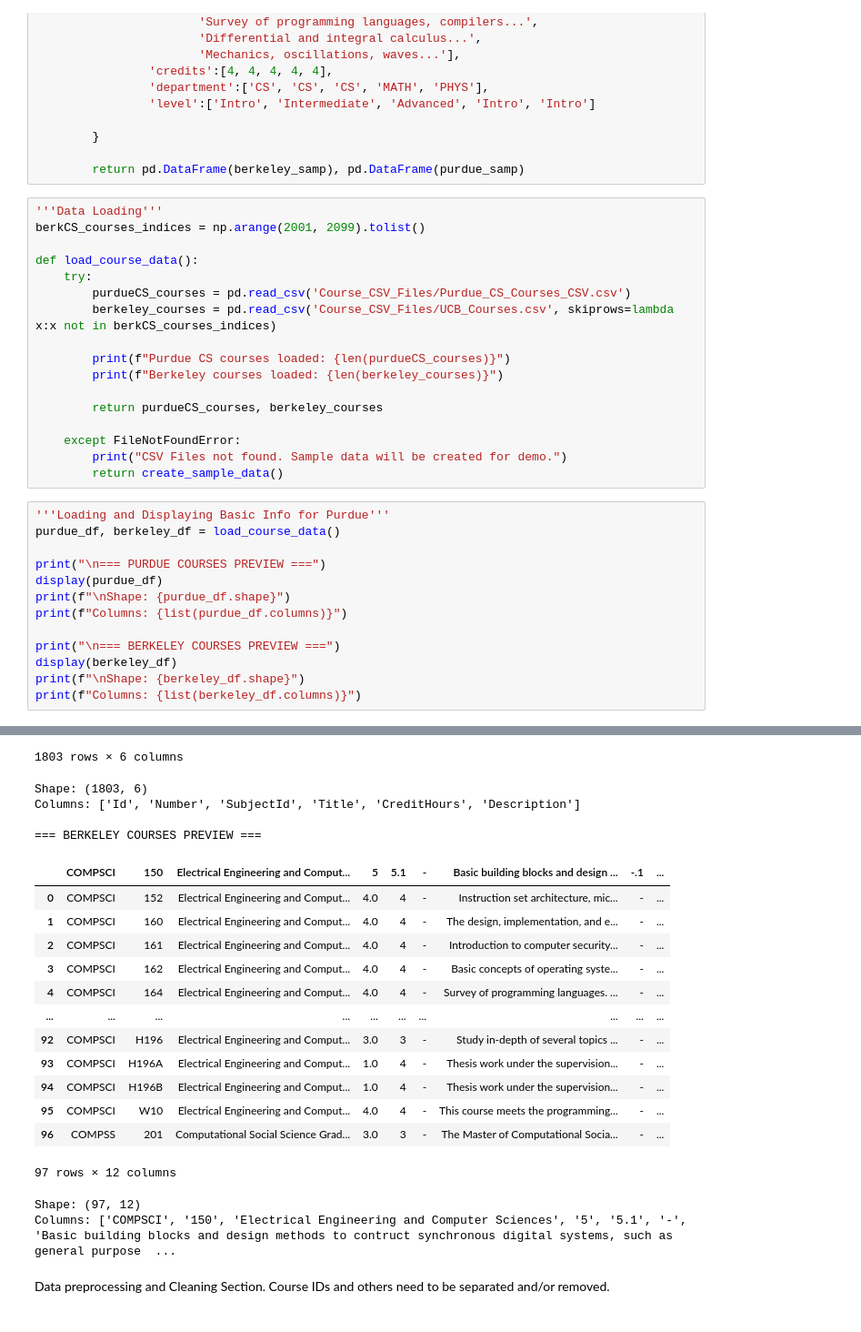
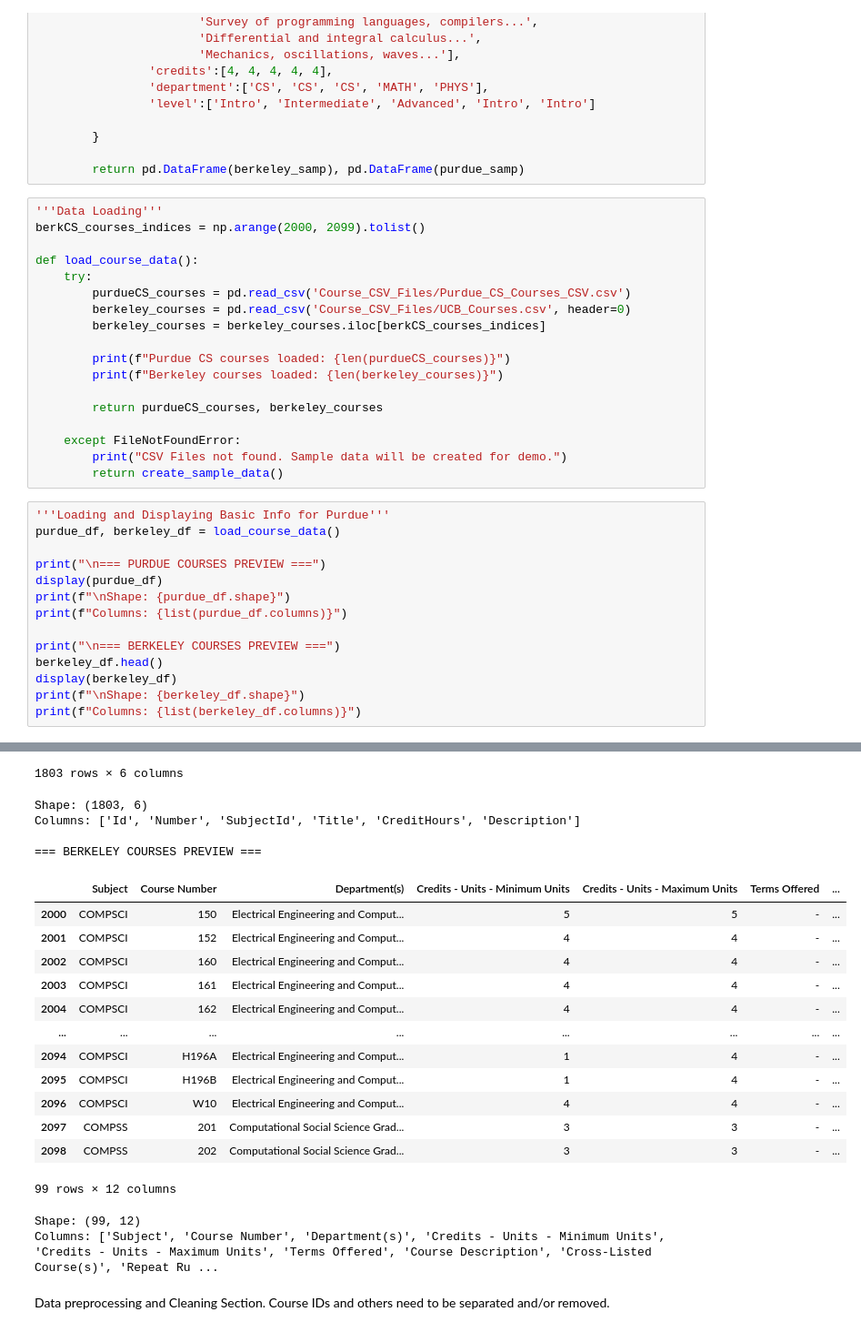
Before and after one commit to GF4987/Transfer-Credit-NLP, a Jupyter notebook: equivalency_predict.ipynb, the cells around one changed output, grey strips where cells are left out. Shown at 91% size. Cells and saved outputs as stored; diff of their text form.

Commit message:
UC Berkeley Course Data Cleaning Complete

```diff
--- a/equivalency_predict.ipynb
+++ b/equivalency_predict.ipynb
@@ -85,12 +85,13 @@ def create_sample_data():
         return pd.DataFrame(berkeley_samp), pd.DataFrame(purdue_samp)
 # %%
 '''Data Loading'''
-berkCS_courses_indices = np.arange(2001, 2099).tolist()
+berkCS_courses_indices = np.arange(2000, 2099).tolist()
 
 def load_course_data():
     try:
         purdueCS_courses = pd.read_csv('Course_CSV_Files/Purdue_CS_Courses_CSV.csv')
-        berkeley_courses = pd.read_csv('Course_CSV_Files/UCB_Courses.csv', skiprows=lambda x:x not in berkCS_courses_indices)
+        berkeley_courses = pd.read_csv('Course_CSV_Files/UCB_Courses.csv', header=0)
+        berkeley_courses = berkeley_courses.iloc[berkCS_courses_indices]
 
         print(f"Purdue CS courses loaded: {len(purdueCS_courses)}")
         print(f"Berkeley courses loaded: {len(berkeley_courses)}")
@@ -110,6 +111,7 @@ print(f"\nShape: {purdue_df.shape}")
 print(f"Columns: {list(purdue_df.columns)}")
 
 print("\n=== BERKELEY COURSES PREVIEW ===")
+berkeley_df.head()
 display(berkeley_df)
 print(f"\nShape: {berkeley_df.shape}")
 print(f"Columns: {list(berkeley_df.columns)}")
@@ -119,37 +121,37 @@ Berkeley courses loaded: 97
 
 === PURDUE COURSES PREVIEW ===
 |  | Id | Number | SubjectId | Title | CreditHours | Description |
 | 0 | 97744585-87e3-4616-8a1f-bff2ab88471b | 9200 | 86ad8a59-6ddc-4067-9f6b-169c8eec86a6 | Professional Practice II | 0 | NaN |
 | 1 | 631d471f-f14b-47b1-a43f-1efae5ec584a | 9300 | 86ad8a59-6ddc-4067-9f6b-169c8eec86a6 | Professional Practice III | 0 | NaN |
 | 2 | 5237a73f-f2db-4130-8cc8-33f03a1bab55 | 9400 | 86ad8a59-6ddc-4067-9f6b-169c8eec86a6 | Professional Practice IV | 0 | NaN |
 | 3 | 1782c85f-49f5-4b08-ad99-62910a6794bd | 9500 | 86ad8a59-6ddc-4067-9f6b-169c8eec86a6 | Professional Practice V | 0 | NaN |
 | 4 | 5f26945a-ff4b-429a-8cb7-37cdba96e319 | 10100 | 86ad8a59-6ddc-4067-9f6b-169c8eec86a6 | Digital Literacy | 3 | NaN |
 | ... | ... | ... | ... | ... | ... | ... |
 | 1798 | 8840e6c2-6020-4eb8-8dd4-15bafaadfb24 | 69000 | 86ad8a59-6ddc-4067-9f6b-169c8eec86a6 | Software Trust Management | 3 | NaN |
 | 1799 | 1b868766-2557-40b9-b224-61976374b9aa | 69000 | 86ad8a59-6ddc-4067-9f6b-169c8eec86a6 | Git Based Data Model For Nosql | 3 | NaN |
 | 1800 | e02608d1-96d1-4516-85d8-f3343852e40c | 69000 | 86ad8a59-6ddc-4067-9f6b-169c8eec86a6 | Cryptography II | 3 | NaN |
 | 1801 | 70f6cb0f-86e6-4ec4-893d-eb6d22698488 | 69800 | 86ad8a59-6ddc-4067-9f6b-169c8eec86a6 | Research MS Thesis | 1 | NaN |
 | 1802 | a8e6c2bc-3887-435c-b43d-ec15dd477865 | 69900 | 86ad8a59-6ddc-4067-9f6b-169c8eec86a6 | Research PhD Thesis | 1 | NaN |
 1803 rows × 6 columns
 Shape: (1803, 6)
 Columns: ['Id', 'Number', 'SubjectId', 'Title', 'CreditHours', 'Description']
 
 === BERKELEY COURSES PREVIEW ===
-|  | COMPSCI | 150 | Electrical Engineering and Comput... | 5 | 5.1 | - | Basic building blocks and design ... | -.1 | ... |
-| 0 | COMPSCI | 152 | Electrical Engineering and Comput... | 4.0 | 4 | - | Instruction set architecture, mic... | - | ... |
-| 1 | COMPSCI | 160 | Electrical Engineering and Comput... | 4.0 | 4 | - | The design, implementation, and e... | - | ... |
-| 2 | COMPSCI | 161 | Electrical Engineering and Comput... | 4.0 | 4 | - | Introduction to computer security... | - | ... |
-| 3 | COMPSCI | 162 | Electrical Engineering and Comput... | 4.0 | 4 | - | Basic concepts of operating syste... | - | ... |
-| 4 | COMPSCI | 164 | Electrical Engineering and Comput... | 4.0 | 4 | - | Survey of programming languages. ... | - | ... |
-| ... | ... | ... | ... | ... | ... | ... | ... | ... | ... |
-| 92 | COMPSCI | H196 | Electrical Engineering and Comput... | 3.0 | 3 | - | Study in-depth of several topics ... | - | ... |
-| 93 | COMPSCI | H196A | Electrical Engineering and Comput... | 1.0 | 4 | - | Thesis work under the supervision... | - | ... |
-| 94 | COMPSCI | H196B | Electrical Engineering and Comput... | 1.0 | 4 | - | Thesis work under the supervision... | - | ... |
-| 95 | COMPSCI | W10 | Electrical Engineering and Comput... | 4.0 | 4 | - | This course meets the programming... | - | ... |
-| 96 | COMPSS | 201 | Computational Social Science Grad... | 3.0 | 3 | - | The Master of Computational Socia... | - | ... |
+|  | Subject | Course Number | Department(s) | Credits - Units - Minimum Units | Credits - Units - Maximum Units | Terms Offered | ... |
+| 2000 | COMPSCI | 150 | Electrical Engineering and Comput... | 5 | 5 | - | ... |
+| 2001 | COMPSCI | 152 | Electrical Engineering and Comput... | 4 | 4 | - | ... |
+| 2002 | COMPSCI | 160 | Electrical Engineering and Comput... | 4 | 4 | - | ... |
+| 2003 | COMPSCI | 161 | Electrical Engineering and Comput... | 4 | 4 | - | ... |
+| 2004 | COMPSCI | 162 | Electrical Engineering and Comput... | 4 | 4 | - | ... |
+| ... | ... | ... | ... | ... | ... | ... | ... |
+| 2094 | COMPSCI | H196A | Electrical Engineering and Comput... | 1 | 4 | - | ... |
+| 2095 | COMPSCI | H196B | Electrical Engineering and Comput... | 1 | 4 | - | ... |
+| 2096 | COMPSCI | W10 | Electrical Engineering and Comput... | 4 | 4 | - | ... |
+| 2097 | COMPSS | 201 | Computational Social Science Grad... | 3 | 3 | - | ... |
+| 2098 | COMPSS | 202 | Computational Social Science Grad... | 3 | 3 | - | ... |
-97 rows × 12 columns
+99 rows × 12 columns
-Shape: (97, 12)
-Columns: ['COMPSCI', '150', 'Electrical Engineering and Computer Sciences', '5', '5.1', '-', 'Basic building blocks and design methods to contruct synchronous digital systems, such as general purpose  ...
+Shape: (99, 12)
+Columns: ['Subject', 'Course Number', 'Department(s)', 'Credits - Units - Minimum Units', 'Credits - Units - Maximum Units', 'Terms Offered', 'Course Description', 'Cross-Listed Course(s)', 'Repeat Ru ...
 # %% [markdown]
 Data preprocessing and Cleaning Section. Course IDs and others need to be separated and/or removed.
 # %%
```
Also changed, not shown: parts of 3 cells of this notebook, 2 other files.
